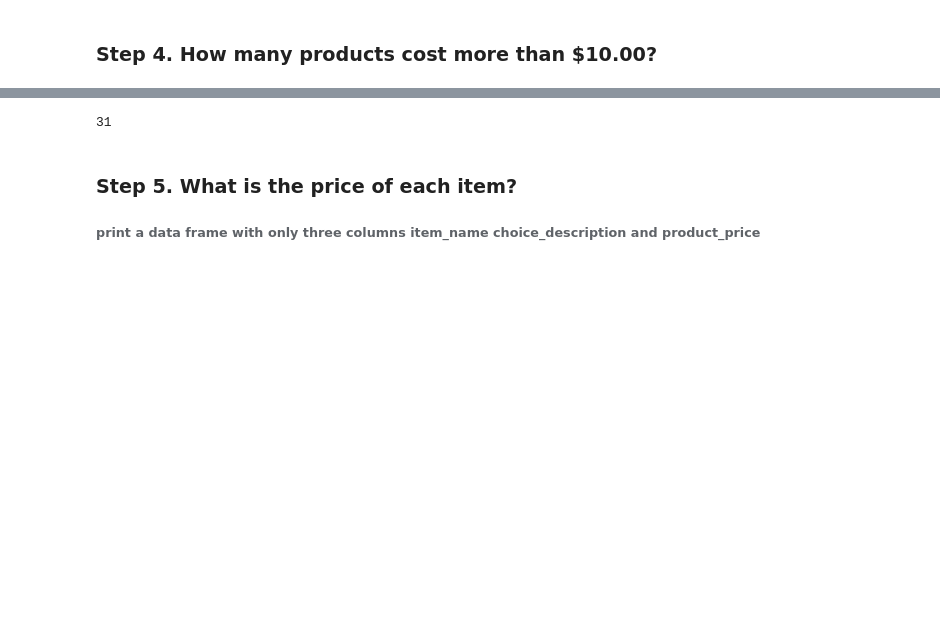
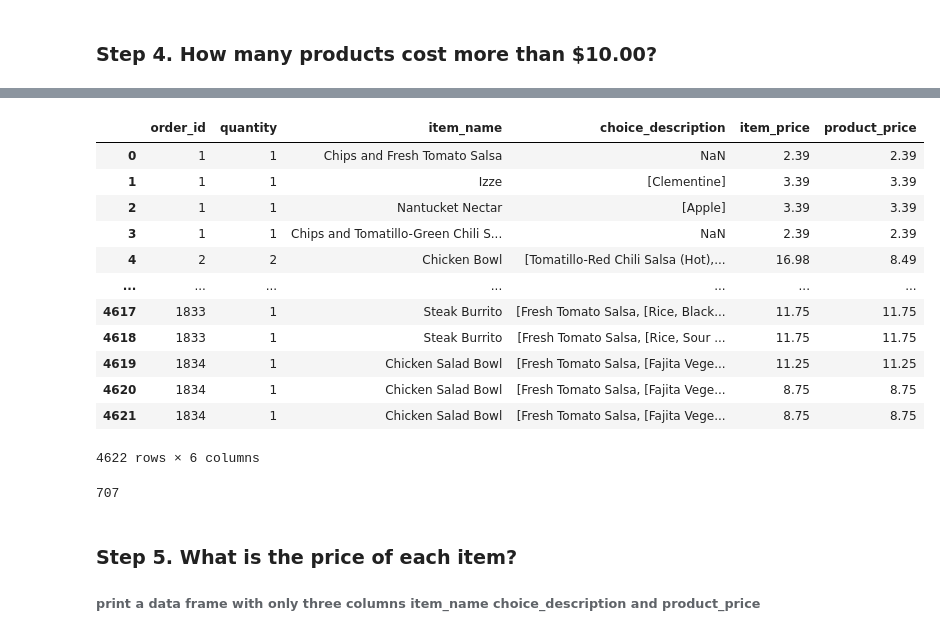
Before and after one commit to Rafak22/python, a Jupyter notebook: student/exercises/W2/Exercises Filtering and Sorting Data.ipynb, the cells around one changed output, grey strips where cells are left out. Saved outputs shown, nothing was run; the diff lists cells and outputs as text; code cells hidden in the pictures; blank space fills up the shorter version.

```diff
--- a/student/exercises/W2/Exercises Filtering and Sorting Data.ipynb
+++ b/student/exercises/W2/Exercises Filtering and Sorting Data.ipynb
@@ -33,8 +57,27 @@ chipo['item_price'].dtype
 # %%
-# Convert StringDtype to float first
-chipo['item_price'] = chipo['item_price'].str.replace('$', '', regex=False).str.strip().astype(float)
-
-# Now this will work
-chipo[chipo['item_price'] > 10]['item_name'].nunique()
+chipo["item_price"] = chipo["item_price"].str.replace("$", "", regex=False).astype(float)
-# %% [output]
-31
+# %%
+chipo["product_price"] = chipo["item_price"] / chipo["quantity"]
+chipo
+# %% [output]
+|  | order_id | quantity | item_name | choice_description | item_price | product_price |
+| 0 | 1 | 1 | Chips and Fresh Tomato Salsa | NaN | 2.39 | 2.39 |
+| 1 | 1 | 1 | Izze | [Clementine] | 3.39 | 3.39 |
+| 2 | 1 | 1 | Nantucket Nectar | [Apple] | 3.39 | 3.39 |
+| 3 | 1 | 1 | Chips and Tomatillo-Green Chili S... | NaN | 2.39 | 2.39 |
+| 4 | 2 | 2 | Chicken Bowl | [Tomatillo-Red Chili Salsa (Hot),... | 16.98 | 8.49 |
+| ... | ... | ... | ... | ... | ... | ... |
+| 4617 | 1833 | 1 | Steak Burrito | [Fresh Tomato Salsa, [Rice, Black... | 11.75 | 11.75 |
+| 4618 | 1833 | 1 | Steak Burrito | [Fresh Tomato Salsa, [Rice, Sour ... | 11.75 | 11.75 |
+| 4619 | 1834 | 1 | Chicken Salad Bowl | [Fresh Tomato Salsa, [Fajita Vege... | 11.25 | 11.25 |
+| 4620 | 1834 | 1 | Chicken Salad Bowl | [Fresh Tomato Salsa, [Fajita Vege... | 8.75 | 8.75 |
+| 4621 | 1834 | 1 | Chicken Salad Bowl | [Fresh Tomato Salsa, [Fajita Vege... | 8.75 | 8.75 |
+4622 rows × 6 columns
+# %%
+chipo.loc[(chipo["choice_description"] == '[Diet Coke]') & (chipo["item_name"] == "Canned Soda")]
+filtered_chipo=chipo.drop_duplicates(['item_name','choice_description'])
+filtered_chipo = filtered_chipo.loc[ filtered_chipo["product_price"]>10.0 , ["item_name","choice_description","product_price"] ].reset_index(drop=True)
+
+print(filtered_chipo.shape[0])
+# %% [output]
+707
```
Also changed, not shown: parts of 5 cells of this notebook.
